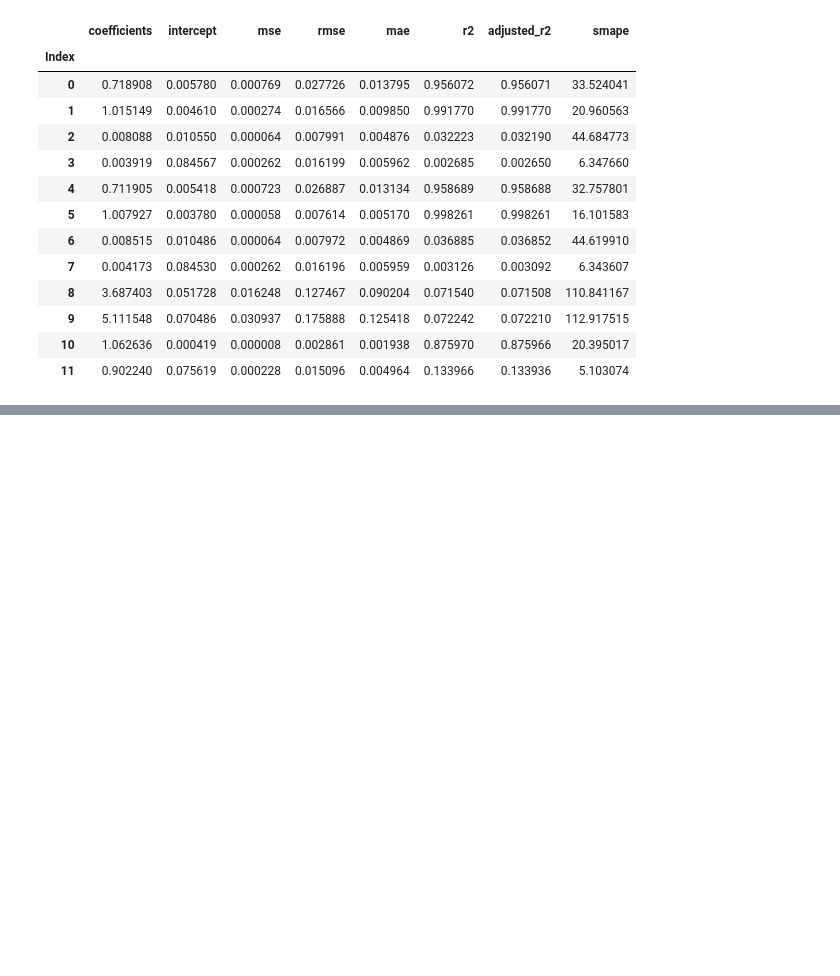
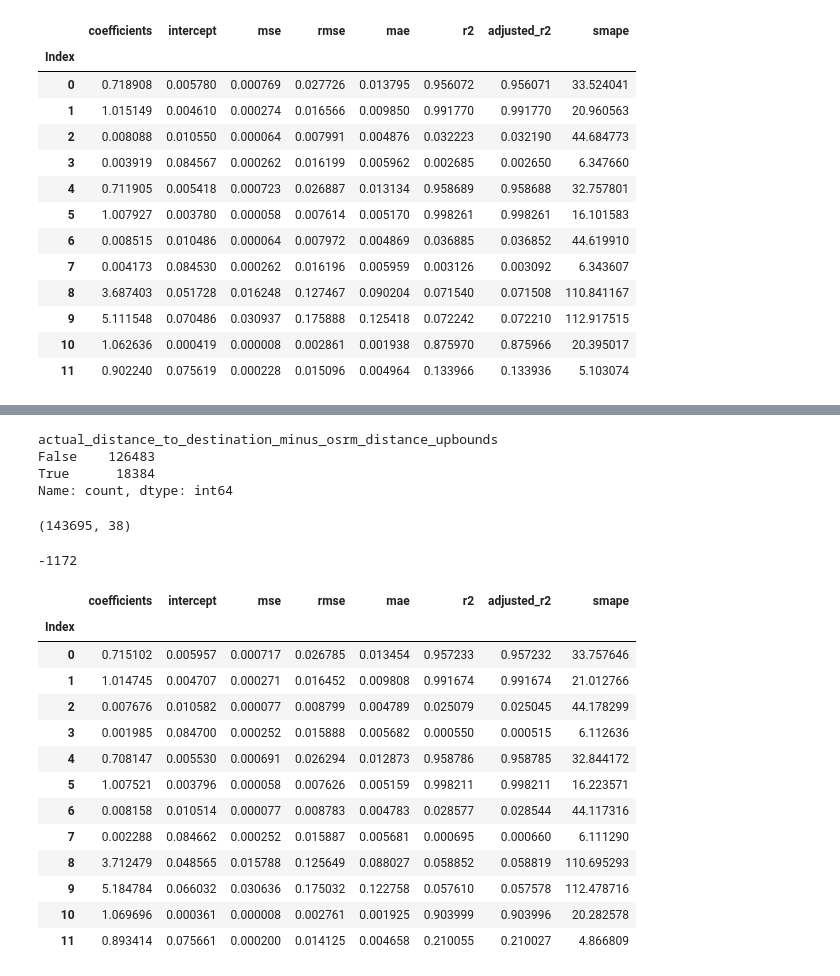
Before and after one commit to qweqwedfa/ProgrammingGroup, a Jupyter notebook: Model_analysis.ipynb, the cells around one changed output, grey strips where cells are left out. Drawn from its saved outputs; the diff is of its cells as text; code cells hidden in the pictures; blank space fills up the shorter version.

```diff
--- a/Model_analysis.ipynb
+++ b/Model_analysis.ipynb
@@ -399,3 +400,32 @@ First_attempt_withoutExcludingOutliers.evaluate_linear_regressor()
 # Obviously, this kind of outlier-removing methods can improve the performance according to metrics introduced
 # But this kind of methods has fatal demerits, it removed the delta close to 0, which is totally unacceptable
 # As a result, more refined processing methods shall be introduced
+
+df_new_outlier_removing = df_delta.copy()
+df_new_outlier_removing.shape
+
+# due to the feature of deltas, the absoluate vaslue should be more convincing than nomaral percetile
+# And the following comments are the one for contrast to new method
+"""
+for i in delta_columns:
+    Q1 = df_delta[i].quantile(0.25)
+    Q3 = df_delta[i].quantile(0.75)
+    IQR = Q3 - Q1
+    outliers = ((df_delta[i] < (Q1 - 1.5 * IQR)) | (df_delta[i] > (Q3 + 1.5 * IQR)))
+    df_delta[f'{i}_outlier'] = outliers
+df_delta.columns
+df_delta['segment_osrm_time_minus_segment_actual_time_outlier'].value_counts()
+last_9_columns = df_delta.iloc[:, -9:]
+df_without_outliers = df_delta[~last_9_columns.all(axis=1)]
+"""
+
+abs(df_delta[delta_columns[0]]).quantile(0.25)
+
+for i in delta_columns:
+    Q1 = abs(df_delta[i]).quantile(0.25)
+    Upbound = abs(df_delta[i]).quantile(0.75)
+    IQR = Upbound - Q1
+    outliers = (abs(df_delta[i]) > (Upbound + 1.5 * IQR))
+    df_delta[f'{i}_upbounds'] = outliers
+
+df_delta.columns
@@ -401,0 +450,38 @@ First_attempt_withoutExcludingOutliers.evaluate_linear_regressor()
+# %%
+new_last_9_columns = df_delta.iloc[:, -9:]
+new_last_9_columns.columns
+new_last_9_columns['actual_distance_to_destination_minus_osrm_distance_upbounds'].value_counts()
+# %% [output]
+actual_distance_to_destination_minus_osrm_distance_upbounds
+False    126483
+True      18384
+Name: count, dtype: int64
+# %%
+new_df_exclue_outliers = df_delta[~new_last_9_columns.all(axis=1)]
+new_df_exclue_outliers.shape
+# %% [output]
+(143695, 38)
+# %%
+new_df_exclue_outliers.shape[0] - df_delta.shape[0]
+# As we can see, 1172 rows has been removed from new methods
+# %% [output]
+-1172
+# %%
+# And it's time to retest the technique
+New_attempt_after_removingOutliers = primary_linear_regression(new_df_exclue_outliers)
+New_attempt_after_removingOutliers.evaluate_linear_regressor()
+# %% [output]
+|  | coefficients | intercept | mse | rmse | mae | r2 | adjusted_r2 | smape |
+| Index |  |  |  |  |  |  |  |  |
+| 0 | 0.715102 | 0.005957 | 0.000717 | 0.026785 | 0.013454 | 0.957233 | 0.957232 | 33.757646 |
+| 1 | 1.014745 | 0.004707 | 0.000271 | 0.016452 | 0.009808 | 0.991674 | 0.991674 | 21.012766 |
+| 2 | 0.007676 | 0.010582 | 0.000077 | 0.008799 | 0.004789 | 0.025079 | 0.025045 | 44.178299 |
+| 3 | 0.001985 | 0.084700 | 0.000252 | 0.015888 | 0.005682 | 0.000550 | 0.000515 | 6.112636 |
+| 4 | 0.708147 | 0.005530 | 0.000691 | 0.026294 | 0.012873 | 0.958786 | 0.958785 | 32.844172 |
+| 5 | 1.007521 | 0.003796 | 0.000058 | 0.007626 | 0.005159 | 0.998211 | 0.998211 | 16.223571 |
+| 6 | 0.008158 | 0.010514 | 0.000077 | 0.008783 | 0.004783 | 0.028577 | 0.028544 | 44.117316 |
+| 7 | 0.002288 | 0.084662 | 0.000252 | 0.015887 | 0.005681 | 0.000695 | 0.000660 | 6.111290 |
+| 8 | 3.712479 | 0.048565 | 0.015788 | 0.125649 | 0.088027 | 0.058852 | 0.058819 | 110.695293 |
+| 9 | 5.184784 | 0.066032 | 0.030636 | 0.175032 | 0.122758 | 0.057610 | 0.057578 | 112.478716 |
+| 10 | 1.069696 | 0.000361 | 0.000008 | 0.002761 | 0.001925 | 0.903999 | 0.903996 | 20.282578 |
+| 11 | 0.893414 | 0.075661 | 0.000200 | 0.014125 | 0.004658 | 0.210055 | 0.210027 | 4.866809 |
```
Also changed, not shown: parts of 6 cells of this notebook.
